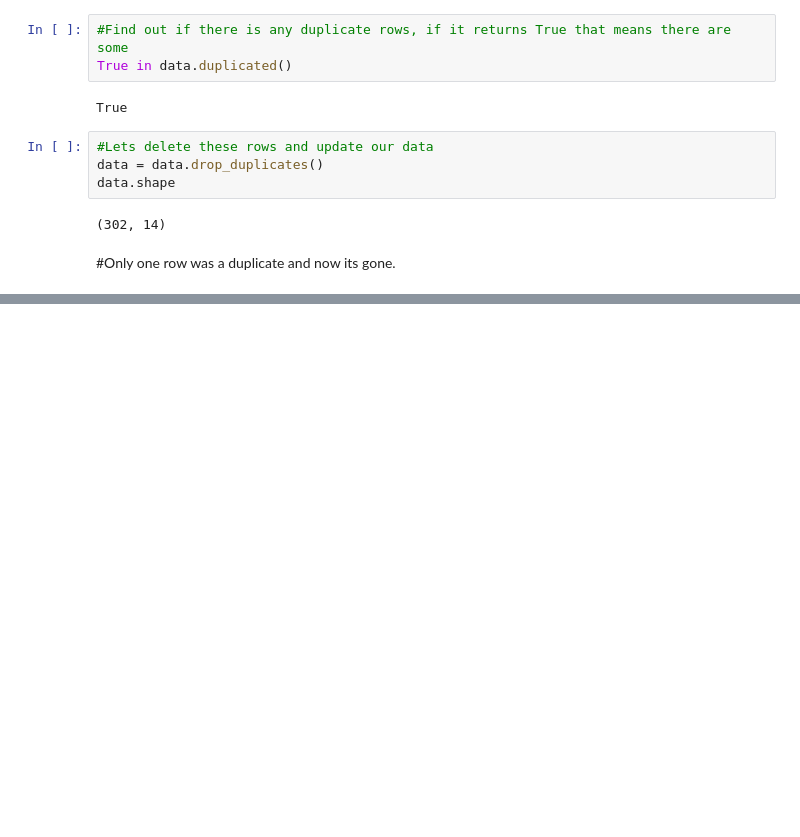
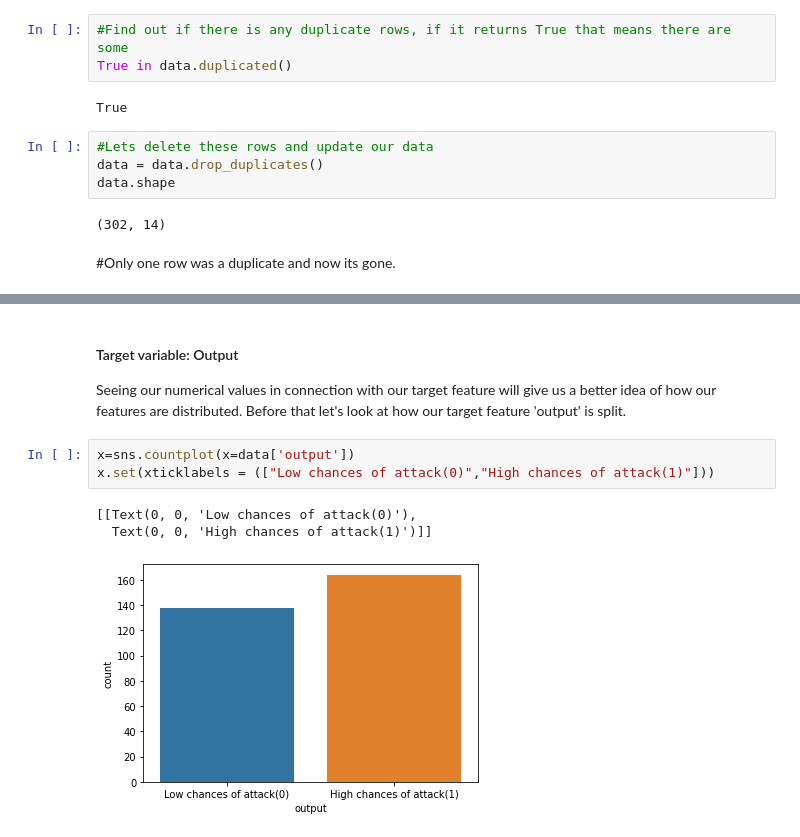
Before and after one commit to Yassinator10/Capstone-Project-Heart-Attack-Prediction, a Jupyter notebook: notebooks/Heart Attack Prediction Project by Yassine Raouz.ipynb, the cells around one changed output, grey strips where cells are left out. Saved outputs shown, nothing was run; the diff lists cells and outputs as text; blank space fills up the shorter version.

```diff
--- a/notebooks/Heart Attack Prediction Project by Yassine Raouz.ipynb
+++ b/notebooks/Heart Attack Prediction Project by Yassine Raouz.ipynb
@@ -214,0 +323,10 @@ for row,col in enumerate(Numeric_vals):
+# %% [markdown]
+#### Target variable: Output
+Seeing our numerical values in connection with our target feature will give us a better idea of how our features are distributed. Before that let's look at how our target feature 'output' is split.
+# %%
+x=sns.countplot(x=data['output'])
+x.set(xticklabels = (["Low chances of attack(0)","High chances of attack(1)"]))
+# %% [output]
+[[Text(0, 0, 'Low chances of attack(0)'),
+  Text(0, 0, 'High chances of attack(1)')]]
+[figure, added]
```
Also changed, not shown: parts of 49 cells of this notebook.
